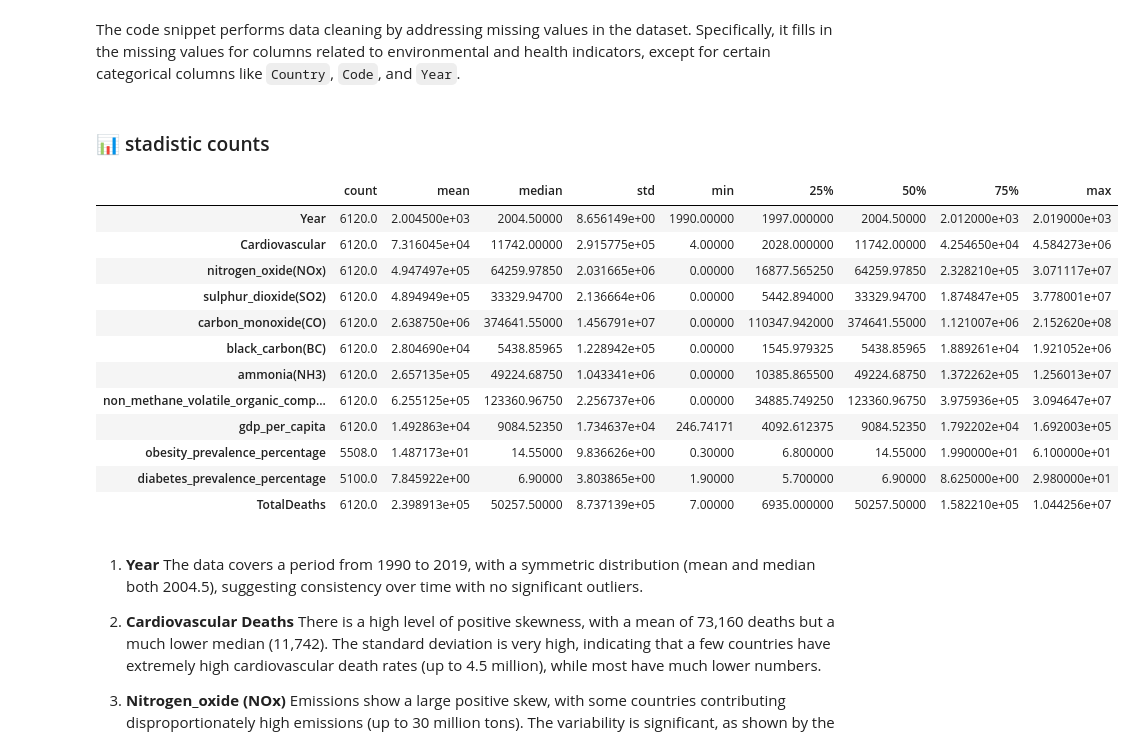
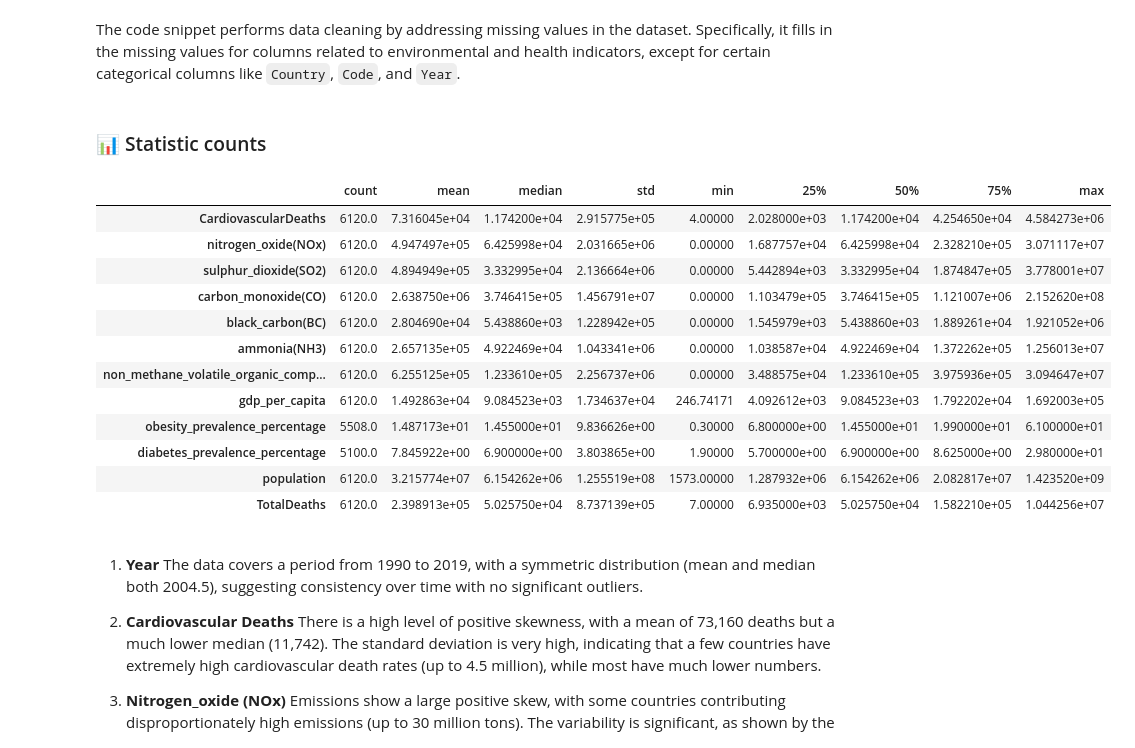
Before and after one commit to caroldvarela/ETL-1, a Jupyter notebook: notebooks/EDA/005_EDA_API.ipynb, the cells around one changed output. Saved outputs shown, nothing was run; the diff lists cells and outputs as text; code cells hidden in the pictures.

```diff
--- a/notebooks/EDA/005_EDA_API.ipynb
+++ b/notebooks/EDA/005_EDA_API.ipynb
@@ -129,33 +129,33 @@ for col in df.columns:
     if col not in ['id', 'Country', 'Code', 'Year']:
         df[col] = df.groupby('Year')[col].transform(lambda x: x.fillna(x.median()) if x.notna().sum() > 0 else x) #besity_prevalence_percentage & diabetes_prevalence_percentage just have information until 2016
 # %% [markdown]
-### 📊 stadistic counts
+### 📊 Statistic counts
 # %%
-def stadistic_count(num):
+def statistic_count(num):
 
-    stadistic = num.describe().T
-    stadistic['median'] = num.median()
-    stadistic = stadistic.iloc[:,[0,1,8,2,3,4,5,6,7]]
+    statistic = num.describe().T
+    statistic['median'] = num.median()
+    statistic = statistic.iloc[:,[0,1,8,2,3,4,5,6,7]]
     #Lo devolvemos
-    return(stadistic)
+    return(statistic)
 # %%
 numerical = df.select_dtypes('number').iloc[:, 1:]
 
-stadistic_count(numerical)
+statistic_count(numerical)
 # %% [output]
 |  | count | mean | median | std | min | 25% | 50% | 75% | max |
-| Year | 6120.0 | 2.004500e+03 | 2004.50000 | 8.656149e+00 | 1990.00000 | 1997.000000 | 2004.50000 | 2.012000e+03 | 2.019000e+03 |
-| Cardiovascular | 6120.0 | 7.316045e+04 | 11742.00000 | 2.915775e+05 | 4.00000 | 2028.000000 | 11742.00000 | 4.254650e+04 | 4.584273e+06 |
-| nitrogen_oxide(NOx) | 6120.0 | 4.947497e+05 | 64259.97850 | 2.031665e+06 | 0.00000 | 16877.565250 | 64259.97850 | 2.328210e+05 | 3.071117e+07 |
-| sulphur_dioxide(SO2) | 6120.0 | 4.894949e+05 | 33329.94700 | 2.136664e+06 | 0.00000 | 5442.894000 | 33329.94700 | 1.874847e+05 | 3.778001e+07 |
-| carbon_monoxide(CO) | 6120.0 | 2.638750e+06 | 374641.55000 | 1.456791e+07 | 0.00000 | 110347.942000 | 374641.55000 | 1.121007e+06 | 2.152620e+08 |
-| black_carbon(BC) | 6120.0 | 2.804690e+04 | 5438.85965 | 1.228942e+05 | 0.00000 | 1545.979325 | 5438.85965 | 1.889261e+04 | 1.921052e+06 |
-| ammonia(NH3) | 6120.0 | 2.657135e+05 | 49224.68750 | 1.043341e+06 | 0.00000 | 10385.865500 | 49224.68750 | 1.372262e+05 | 1.256013e+07 |
-| non_methane_volatile_organic_comp... | 6120.0 | 6.255125e+05 | 123360.96750 | 2.256737e+06 | 0.00000 | 34885.749250 | 123360.96750 | 3.975936e+05 | 3.094647e+07 |
-| gdp_per_capita | 6120.0 | 1.492863e+04 | 9084.52350 | 1.734637e+04 | 246.74171 | 4092.612375 | 9084.52350 | 1.792202e+04 | 1.692003e+05 |
-| obesity_prevalence_percentage | 5508.0 | 1.487173e+01 | 14.55000 | 9.836626e+00 | 0.30000 | 6.800000 | 14.55000 | 1.990000e+01 | 6.100000e+01 |
-| diabetes_prevalence_percentage | 5100.0 | 7.845922e+00 | 6.90000 | 3.803865e+00 | 1.90000 | 5.700000 | 6.90000 | 8.625000e+00 | 2.980000e+01 |
-| TotalDeaths | 6120.0 | 2.398913e+05 | 50257.50000 | 8.737139e+05 | 7.00000 | 6935.000000 | 50257.50000 | 1.582210e+05 | 1.044256e+07 |
+| CardiovascularDeaths | 6120.0 | 7.316045e+04 | 1.174200e+04 | 2.915775e+05 | 4.00000 | 2.028000e+03 | 1.174200e+04 | 4.254650e+04 | 4.584273e+06 |
+| nitrogen_oxide(NOx) | 6120.0 | 4.947497e+05 | 6.425998e+04 | 2.031665e+06 | 0.00000 | 1.687757e+04 | 6.425998e+04 | 2.328210e+05 | 3.071117e+07 |
+| sulphur_dioxide(SO2) | 6120.0 | 4.894949e+05 | 3.332995e+04 | 2.136664e+06 | 0.00000 | 5.442894e+03 | 3.332995e+04 | 1.874847e+05 | 3.778001e+07 |
+| carbon_monoxide(CO) | 6120.0 | 2.638750e+06 | 3.746415e+05 | 1.456791e+07 | 0.00000 | 1.103479e+05 | 3.746415e+05 | 1.121007e+06 | 2.152620e+08 |
+| black_carbon(BC) | 6120.0 | 2.804690e+04 | 5.438860e+03 | 1.228942e+05 | 0.00000 | 1.545979e+03 | 5.438860e+03 | 1.889261e+04 | 1.921052e+06 |
+| ammonia(NH3) | 6120.0 | 2.657135e+05 | 4.922469e+04 | 1.043341e+06 | 0.00000 | 1.038587e+04 | 4.922469e+04 | 1.372262e+05 | 1.256013e+07 |
+| non_methane_volatile_organic_comp... | 6120.0 | 6.255125e+05 | 1.233610e+05 | 2.256737e+06 | 0.00000 | 3.488575e+04 | 1.233610e+05 | 3.975936e+05 | 3.094647e+07 |
+| gdp_per_capita | 6120.0 | 1.492863e+04 | 9.084523e+03 | 1.734637e+04 | 246.74171 | 4.092612e+03 | 9.084523e+03 | 1.792202e+04 | 1.692003e+05 |
+| obesity_prevalence_percentage | 5508.0 | 1.487173e+01 | 1.455000e+01 | 9.836626e+00 | 0.30000 | 6.800000e+00 | 1.455000e+01 | 1.990000e+01 | 6.100000e+01 |
+| diabetes_prevalence_percentage | 5100.0 | 7.845922e+00 | 6.900000e+00 | 3.803865e+00 | 1.90000 | 5.700000e+00 | 6.900000e+00 | 8.625000e+00 | 2.980000e+01 |
+| population | 6120.0 | 3.215774e+07 | 6.154262e+06 | 1.255519e+08 | 1573.00000 | 1.287932e+06 | 6.154262e+06 | 2.082817e+07 | 1.423520e+09 |
+| TotalDeaths | 6120.0 | 2.398913e+05 | 5.025750e+04 | 8.737139e+05 | 7.00000 | 6.935000e+03 | 5.025750e+04 | 1.582210e+05 | 1.044256e+07 |
 # %% [markdown]
 1. **Year**
 The data covers a period from 1990 to 2019, with a symmetric distribution (mean and median both 2004.5), suggesting consistency over time with no significant outliers.
```
Also changed, not shown: parts of 7 cells of this notebook, 3 other files.
